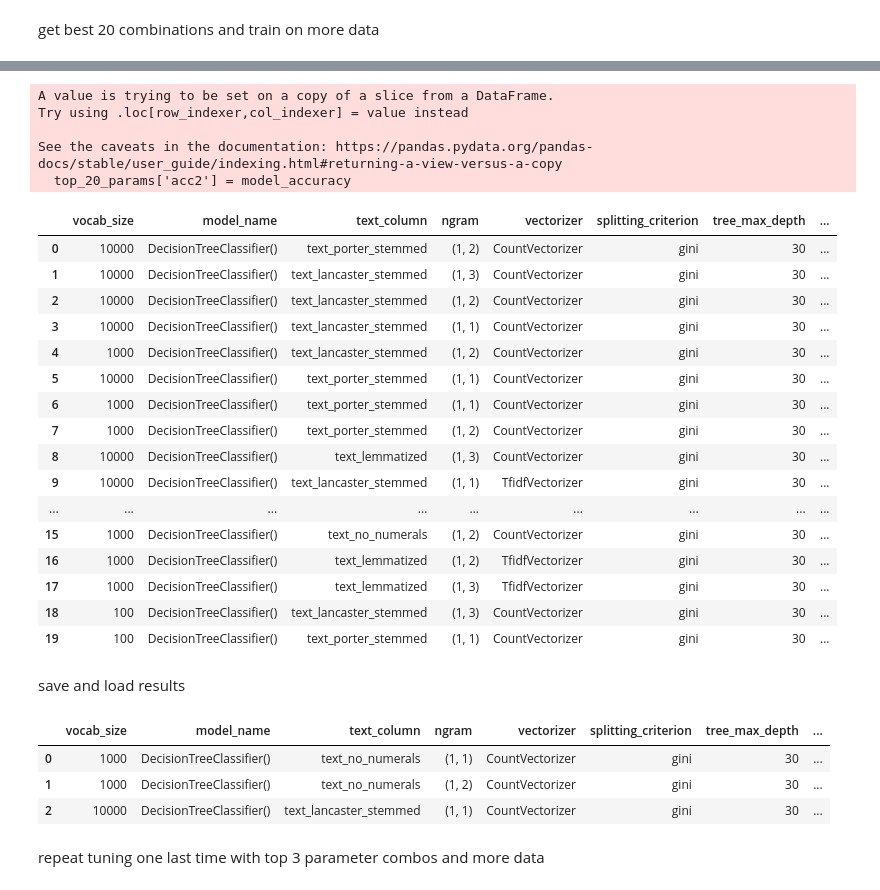
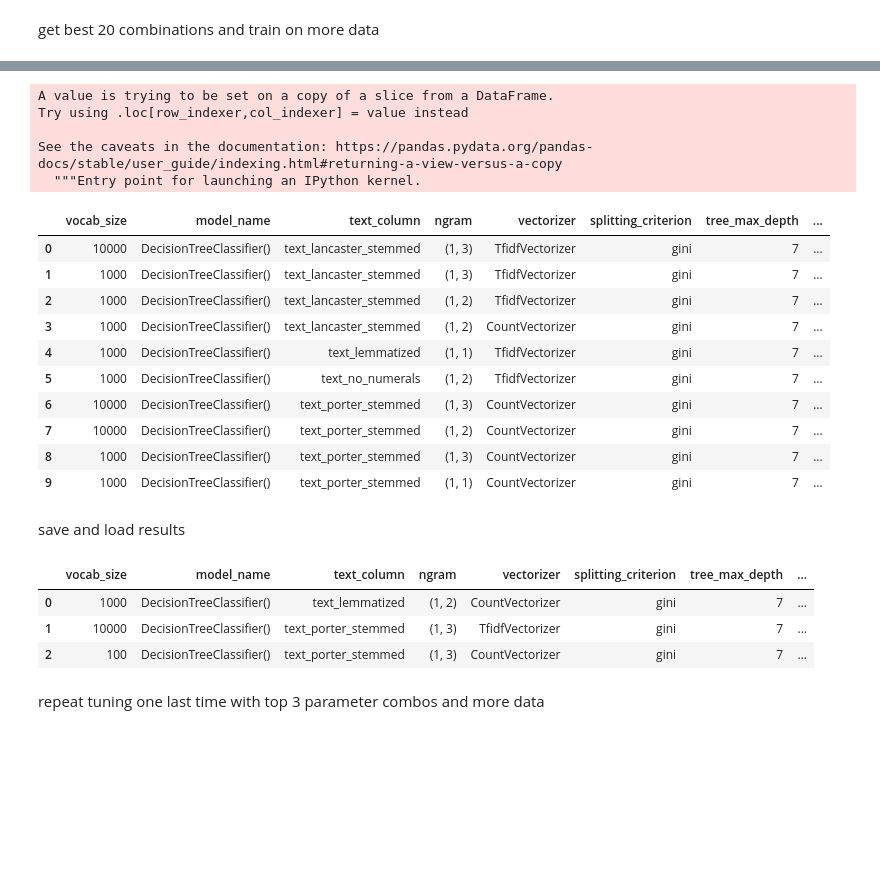
Before and after one commit to tanner-ducharme/ift6390-kaggle-2, a Jupyter notebook: decision_tree_final.ipynb, the cells around one changed output, grey strips where cells are left out. Drawn from its saved outputs; the diff is of its cells as text; code cells hidden in the pictures; blank space fills up the shorter version.

```diff
--- a/decision_tree_final.ipynb
+++ b/decision_tree_final.ipynb
@@ -213,5 +226,5 @@ param_df.to_csv(path+'data/output/decision_tree/decision_tree_params.csv', index
 # %%
-param_df = pd.read_csv(path+'data/output/decision_tree_params.csv')
+param_df = pd.read_csv('data/output/decision_tree/decision_tree_params.csv')
 param_df['ngram'] = [(int(ng[1]), int(ng[4])) for ng in param_df['ngram'].values]
 param_df = param_df.replace({np.nan: None})
 param_df.head(3)
@@ -223,12 +236,12 @@ param_df.head(3)
 # %% [markdown]
 get best 20 combinations and train on more data
 # %%
-top_20_params = param_df[:20]
+top_10_params = param_df[:10]
 
 # for cross validation, num folds
 k = 3
 # %%
-sample_size=20_000
+sample_size=50_000
 v2_data = all_train_data.sample(sample_size).reset_index(drop=True)
 v2_train_X = v2_data.iloc[:, :-1]
 v2_train_y  = v2_data.iloc[:, -1]
@@ -236,7 +249,7 @@ v2_train_y  = v2_data.iloc[:, -1]
 
 model_accuracy = []
 predictions = []
-for i, param_set in enumerate(tqdm(top_20_params.values)):
+for i, param_set in enumerate(tqdm(top_10_params.values)):
     (vocab_size,
      model_type,
      text_column,
@@ -250,6 +263,7 @@ for i, param_set in enumerate(tqdm(top_20_params.values)):
 
 
     print(vocab_size, model_type, text_column, ngram, vectorizer, criterion, max_depth, max_features)
+    print('\n')
 
     if vocab_size:
         vocab_size = int(vocab_size)
@@ -270,15 +284,14 @@ for i, param_set in enumerate(tqdm(top_20_params.values)):
     print('creating BOW')
 
     BOW = model_vectorizer.fit_transform(v2_train_X[text_column])
-    BOW_array = BOW.toarray()
 
 
     kfolds = KFold(n_splits=k)
     model = DecisionTreeClassifier(criterion=criterion, max_depth=max_depth, max_features=max_features)
 
     acc_score = []
-    for train_index , valid_index in kfolds.split(BOW_array):
-        X_train , X_test = BOW_array[train_index,:],BOW_array[valid_index,:]
+    for train_index , valid_index in kfolds.split(BOW):
+        X_train , X_test = BOW[train_index,:],BOW[valid_index,:]
         y_train , y_test = v2_train_y[train_index] , v2_train_y[valid_index]
 
         print('fitting fold')
@@ -464,30 +346,24 @@ model_accuracy
 # %%
-top_20_params['acc2'] = model_accuracy
-top_20_params = top_20_params.sort_values(by='acc2', ascending=False).reset_index(drop=True)
-top_20_params
+top_10_params['acc2'] = model_accuracy
+top_10_params = top_10_params.sort_values(by='acc2', ascending=False).reset_index(drop=True)
+top_10_params
 # %% [output]
 A value is trying to be set on a copy of a slice from a DataFrame.
 Try using .loc[row_indexer,col_indexer] = value instead
 
 See the caveats in the documentation: https://pandas.pydata.org/pandas-docs/stable/user_guide/indexing.html#returning-a-view-versus-a-copy
-  top_20_params['acc2'] = model_accuracy
+  """Entry point for launching an IPython kernel.
 |  | vocab_size | model_name | text_column | ngram | vectorizer | splitting_criterion | tree_max_depth | ... |
-| 0 | 10000 | DecisionTreeClassifier() | text_porter_stemmed | (1, 2) | CountVectorizer | gini | 30 | ... |
-| 1 | 10000 | DecisionTreeClassifier() | text_lancaster_stemmed | (1, 3) | CountVectorizer | gini | 30 | ... |
-| 2 | 10000 | DecisionTreeClassifier() | text_lancaster_stemmed | (1, 2) | CountVectorizer | gini | 30 | ... |
-| 3 | 10000 | DecisionTreeClassifier() | text_lancaster_stemmed | (1, 1) | CountVectorizer | gini | 30 | ... |
-| 4 | 1000 | DecisionTreeClassifier() | text_lancaster_stemmed | (1, 2) | CountVectorizer | gini | 30 | ... |
-| 5 | 10000 | DecisionTreeClassifier() | text_porter_stemmed | (1, 1) | CountVectorizer | gini | 30 | ... |
-| 6 | 1000 | DecisionTreeClassifier() | text_porter_stemmed | (1, 1) | CountVectorizer | gini | 30 | ... |
-| 7 | 1000 | DecisionTreeClassifier() | text_porter_stemmed | (1, 2) | CountVectorizer | gini | 30 | ... |
-| 8 | 10000 | DecisionTreeClassifier() | text_lemmatized | (1, 3) | CountVectorizer | gini | 30 | ... |
-| 9 | 10000 | DecisionTreeClassifier() | text_lancaster_stemmed | (1, 1) | TfidfVectorizer | gini | 30 | ... |
-| ... | ... | ... | ... | ... | ... | ... | ... | ... |
-| 15 | 1000 | DecisionTreeClassifier() | text_no_numerals | (1, 2) | CountVectorizer | gini | 30 | ... |
-| 16 | 1000 | DecisionTreeClassifier() | text_lemmatized | (1, 2) | TfidfVectorizer | gini | 30 | ... |
-| 17 | 1000 | DecisionTreeClassifier() | text_lemmatized | (1, 3) | TfidfVectorizer | gini | 30 | ... |
-| 18 | 100 | DecisionTreeClassifier() | text_lancaster_stemmed | (1, 3) | CountVectorizer | gini | 30 | ... |
-| 19 | 100 | DecisionTreeClassifier() | text_porter_stemmed | (1, 1) | CountVectorizer | gini | 30 | ... |
+| 0 | 10000 | DecisionTreeClassifier() | text_lancaster_stemmed | (1, 3) | TfidfVectorizer | gini | 7 | ... |
+| 1 | 1000 | DecisionTreeClassifier() | text_lancaster_stemmed | (1, 3) | TfidfVectorizer | gini | 7 | ... |
+| 2 | 1000 | DecisionTreeClassifier() | text_lancaster_stemmed | (1, 2) | TfidfVectorizer | gini | 7 | ... |
+| 3 | 1000 | DecisionTreeClassifier() | text_lancaster_stemmed | (1, 2) | CountVectorizer | gini | 7 | ... |
+| 4 | 1000 | DecisionTreeClassifier() | text_lemmatized | (1, 1) | TfidfVectorizer | gini | 7 | ... |
+| 5 | 1000 | DecisionTreeClassifier() | text_no_numerals | (1, 2) | TfidfVectorizer | gini | 7 | ... |
+| 6 | 10000 | DecisionTreeClassifier() | text_porter_stemmed | (1, 3) | CountVectorizer | gini | 7 | ... |
+| 7 | 10000 | DecisionTreeClassifier() | text_porter_stemmed | (1, 2) | CountVectorizer | gini | 7 | ... |
+| 8 | 1000 | DecisionTreeClassifier() | text_porter_stemmed | (1, 3) | CountVectorizer | gini | 7 | ... |
+| 9 | 1000 | DecisionTreeClassifier() | text_porter_stemmed | (1, 1) | CountVectorizer | gini | 7 | ... |
 # %% [markdown]
 save and load results
 # %%
@@ -495,13 +371,13 @@ top_20_params.to_csv(path+'data/output/decision_tree/decision_tree_top_20_params
 # %%
-top_20_params = pd.read_csv(path+'data/output/decision_tree_top_20_params.csv')
-top_20_params['ngram'] = [(int(ng[1]), int(ng[4])) for ng in top_20_params['ngram'].values]
-top_20_params = top_20_params.replace({np.nan: None})
-top_20_params.head(3)
+top_10_params = pd.read_csv('data/output/decision_tree/decision_tree_top_10_params.csv')
+top_10_params['ngram'] = [(int(ng[1]), int(ng[4])) for ng in top_10_params['ngram'].values]
+top_10_params = top_10_params.replace({np.nan: None})
+top_10_params.head(3)
 # %% [output]
 |  | vocab_size | model_name | text_column | ngram | vectorizer | splitting_criterion | tree_max_depth | ... |
-| 0 | 1000 | DecisionTreeClassifier() | text_no_numerals | (1, 1) | CountVectorizer | gini | 30 | ... |
-| 1 | 1000 | DecisionTreeClassifier() | text_no_numerals | (1, 2) | CountVectorizer | gini | 30 | ... |
-| 2 | 10000 | DecisionTreeClassifier() | text_lancaster_stemmed | (1, 1) | CountVectorizer | gini | 30 | ... |
+| 0 | 1000 | DecisionTreeClassifier() | text_lemmatized | (1, 2) | CountVectorizer | gini | 7 | ... |
+| 1 | 10000 | DecisionTreeClassifier() | text_porter_stemmed | (1, 3) | TfidfVectorizer | gini | 7 | ... |
+| 2 | 100 | DecisionTreeClassifier() | text_porter_stemmed | (1, 3) | CountVectorizer | gini | 7 | ... |
 # %% [markdown]
 repeat tuning one last time with top 3 parameter combos and more data
 # %%
```
Also changed, not shown: parts of 33 cells of this notebook, 2 other files.
